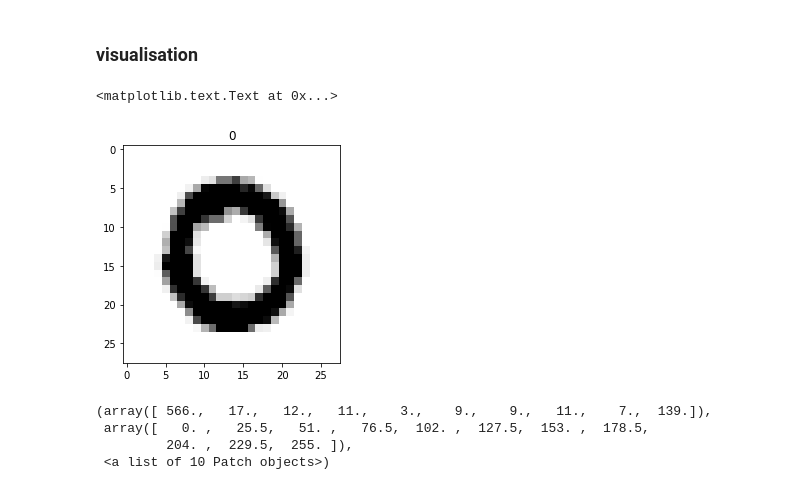
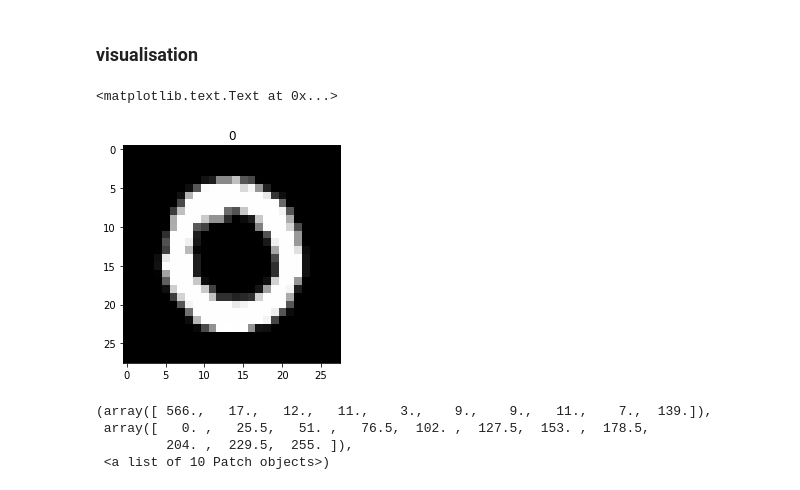
Before and after one commit to tlenglin/kaggle---digit-recognizer-project, a Jupyter notebook: kernel/Digit Recognizer.ipynb, the cells around one changed output. Drawn from its saved outputs; the diff is of its cells as text; code cells hidden in the pictures.

```diff
--- a/kernel/Digit Recognizer.ipynb
+++ b/kernel/Digit Recognizer.ipynb
@@ -60,12 +62,12 @@ test_label = fraction_test.iloc[:, 0]
 # %%
 i = 1
 img=fraction_img.iloc[i, :].as_matrix()
 img=img.reshape((28, 28))
-plt.imshow(img, cmap=cm.binary)
+plt.imshow(img, cmap='gray')
 plt.title(fraction.iloc[i, 0])
 # %% [output]
 <matplotlib.text.Text at 0x...>
-[figure, old version]
+[figure, new version]
 # %%
 plt.hist(fraction.iloc[i, 1 : 785])
 # %% [output]
```
Also changed, not shown: parts of 16 cells of this notebook.
